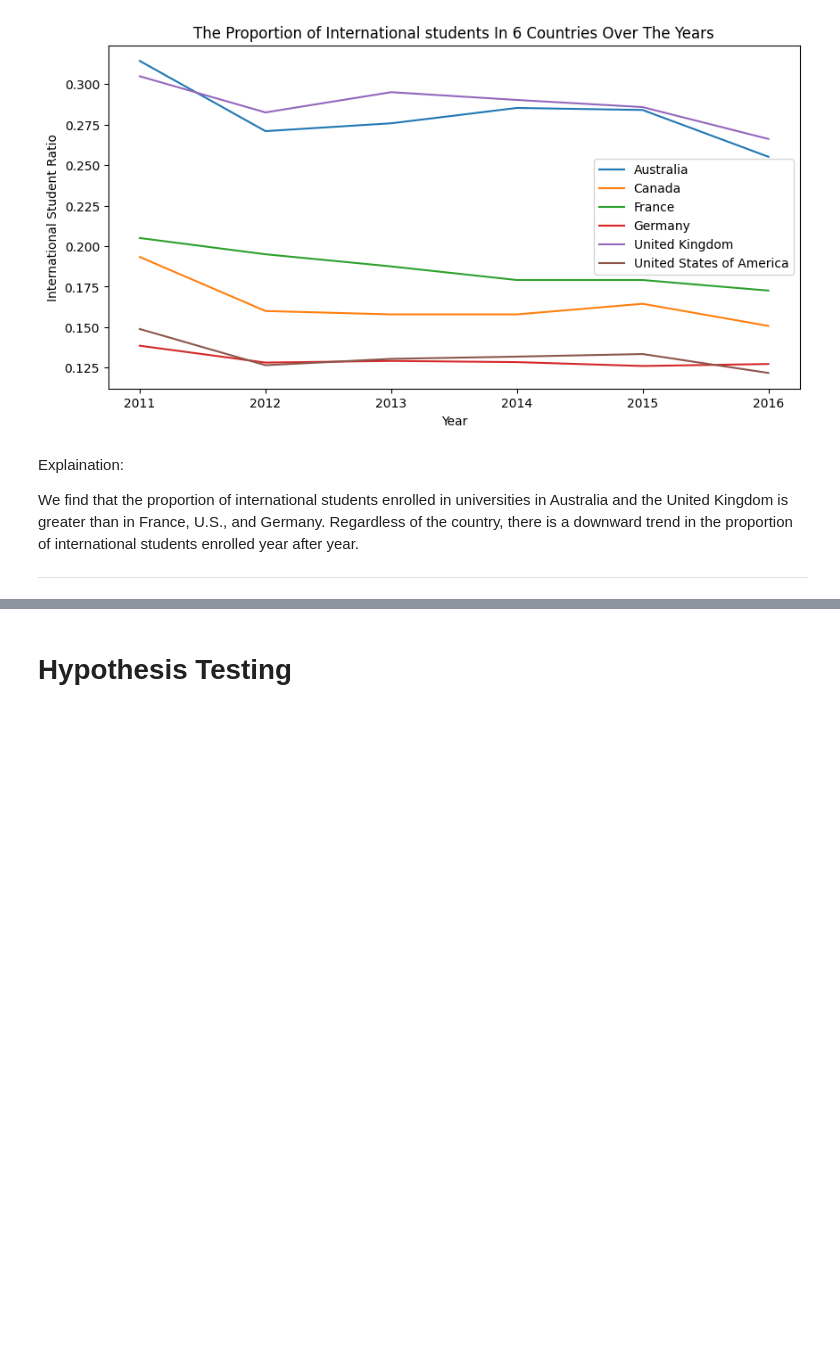
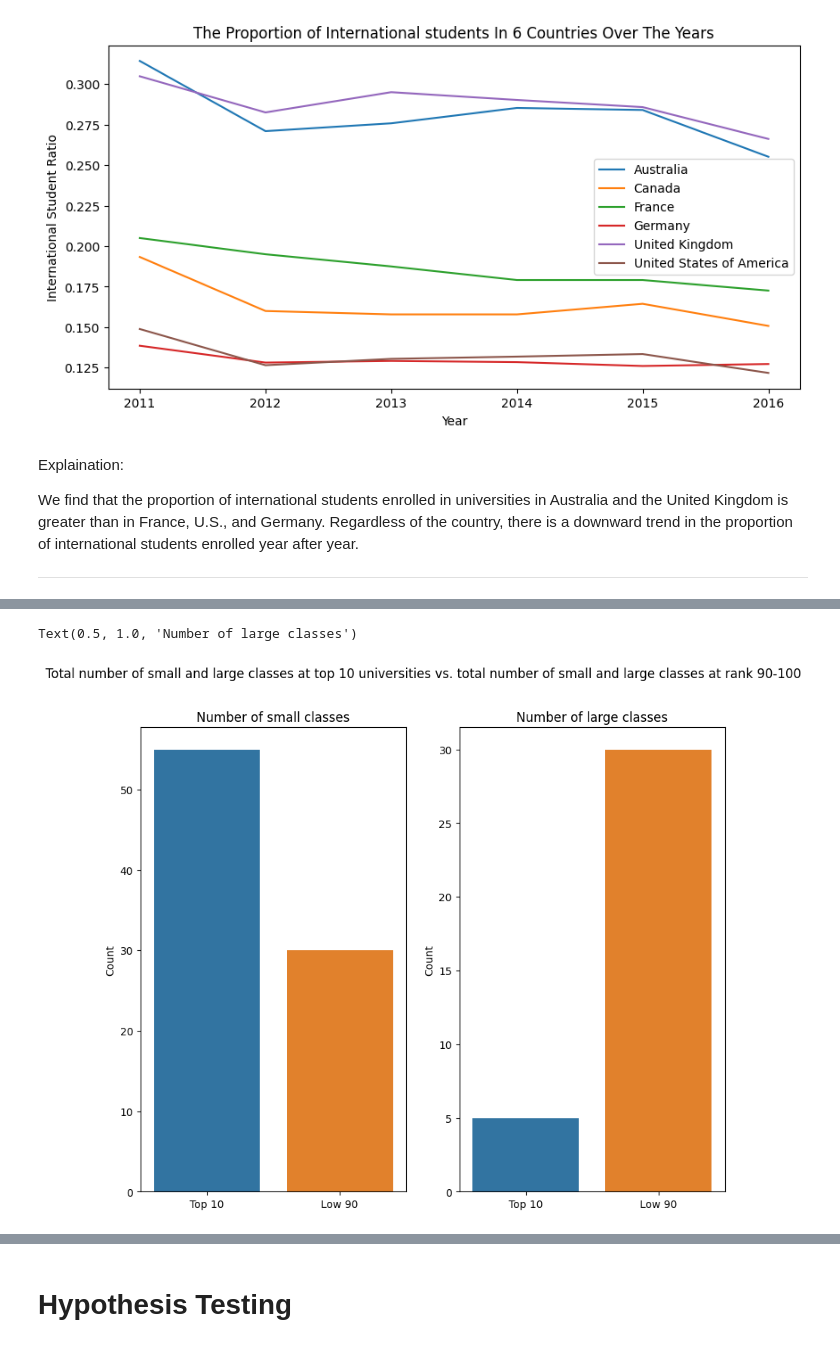
Before and after one commit to blacker-sd/stats_proj, a Jupyter notebook: code/stat_proj.ipynb, the cells around one changed output, grey strips where cells are left out. Cells and saved outputs as stored; diff of their text form; code cells hidden in the pictures; blank space fills up the shorter version.

Commit message:
update plot and hyp test

```diff
--- a/code/stat_proj.ipynb
+++ b/code/stat_proj.ipynb
@@ -228,0 +213,34 @@ Explaination:
+# %%
+c_df = df1
+c_df = df1[~df1['world_rank'].str.contains('-')]
+c_df['world_rank'] = c_df['world_rank'].str.replace('=','')
+c_df['world_rank'] = c_df['world_rank'].astype(int)
+c_df = c_df[c_df['world_rank'] <= 100]
+Top10_df = c_df[c_df['world_rank'] <= 10]
+low90_df = c_df[c_df['world_rank'] >= 90]
+
+n1 = len(Top10_df[Top10_df['student_staff_ratio'] < 15.0])
+n2 = len(Top10_df[Top10_df['student_staff_ratio'] >= 15.0])
+n3 = len(low90_df[low90_df['student_staff_ratio'] < 15.0])
+n4 = len(low90_df[low90_df['student_staff_ratio'] >= 15.0])
+
+small = [n1, n3]
+big = [n2,n3]
+category = ['Top 10', 'Low 90']
+
+c_df = pd.DataFrame({'Small': small, 'Big': big, 'Category': category})
+c_df
+
+fig, axes = plt.subplots(nrows=1, ncols=2, figsize=(10,8))
+plt.suptitle("Total number of small and large classes at top 10 universities vs. total number of small and large classes at rank 90-100")
+sns.barplot(x='Category', y='Small', data=c_df, ax=axes[0])
+axes[0].set_xlabel('')
+axes[0].set_ylabel('Count')
+axes[0].set_title("Number of small classes")
+sns.barplot(x='Category', y='Big', data=c_df, ax=axes[1])
+axes[1].set_xlabel('')
+axes[1].set_ylabel('Count')
+axes[1].set_title("Number of large classes")
+# %% [output]
+Text(0.5, 1.0, 'Number of large classes')
+[figure, added]
```
Also changed, not shown: parts of 11 cells of this notebook.
